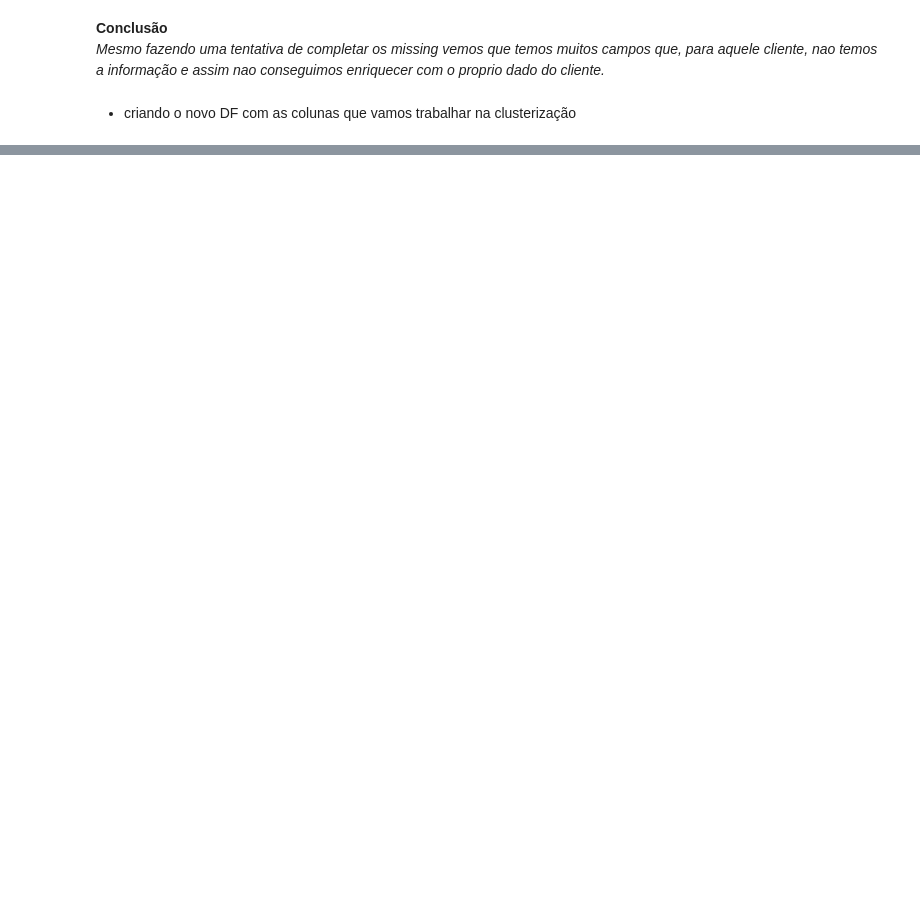
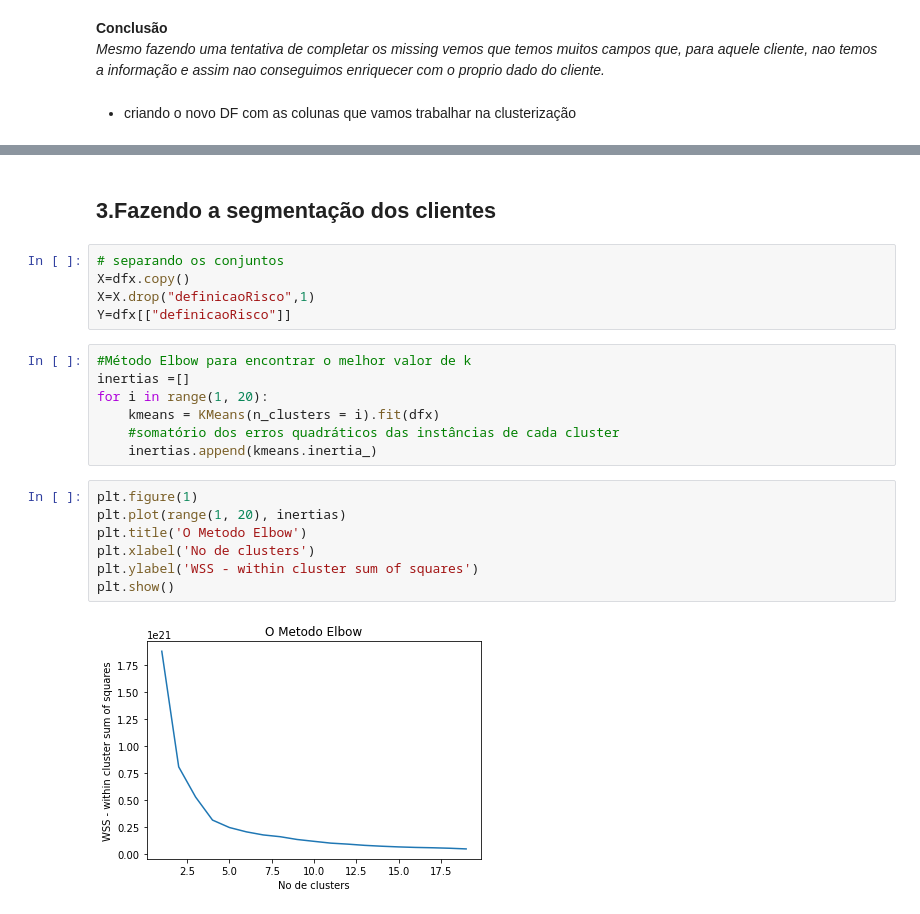
Before and after one commit to bartiralira/bootcampIA, a Jupyter notebook: BootCamp1.ipynb, the cells around one changed output, grey strips where cells are left out. Saved outputs shown, nothing was run; the diff lists cells and outputs as text; blank space fills up the shorter version.

```diff
--- a/BootCamp1.ipynb
+++ b/BootCamp1.ipynb
@@ -400,0 +406,23 @@ Text(0.5, 1.0, 'Correlation matrix')
+# %% [markdown]
+## **3.Fazendo a segmentação dos clientes**
+# %%
+# separando os conjuntos
+X=dfx.copy()
+X=X.drop("definicaoRisco",1)
+Y=dfx[["definicaoRisco"]]
+# %%
+#Método Elbow para encontrar o melhor valor de k
+inertias =[]
+for i in range(1, 20):
+    kmeans = KMeans(n_clusters = i).fit(dfx)
+    #somatório dos erros quadráticos das instâncias de cada cluster
+    inertias.append(kmeans.inertia_)
+# %%
+plt.figure(1)
+plt.plot(range(1, 20), inertias)
+plt.title('O Metodo Elbow')
+plt.xlabel('No de clusters')
+plt.ylabel('WSS - within cluster sum of squares')
+plt.show()
+# %% [output]
+[figure, added]
```
Also changed, not shown: parts of 41 cells of this notebook.
